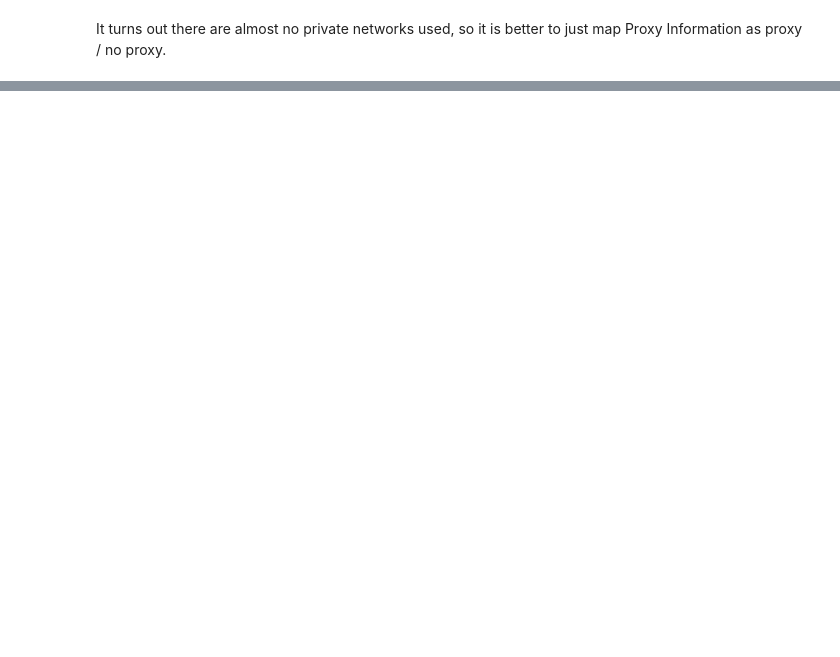
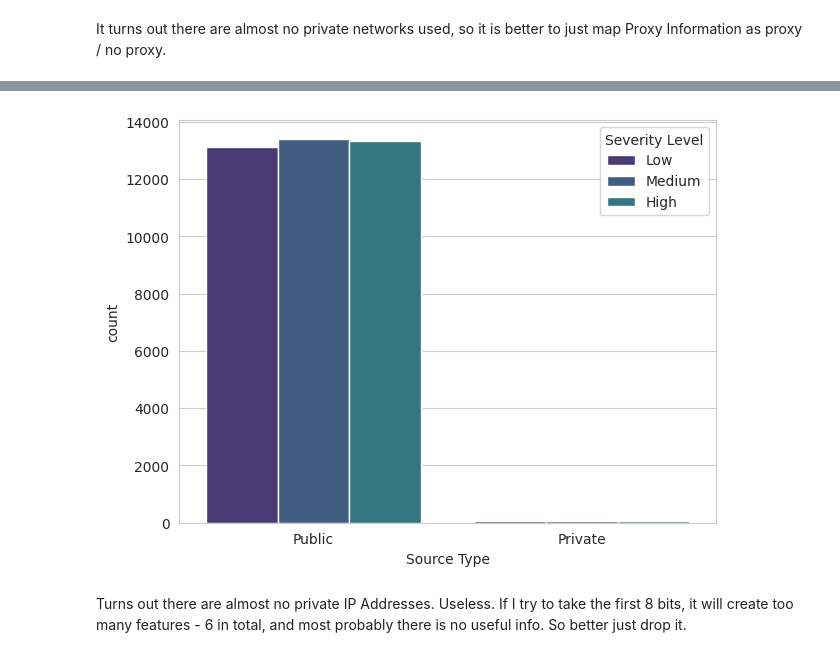
Before and after one commit to Alisizationed/sigmoid-exam, a Jupyter notebook: part_1_eda.ipynb, the cells around one changed output, grey strips where cells are left out. Drawn from its saved outputs; the diff is of its cells as text; code cells hidden in the pictures; blank space fills up the shorter version.

```diff
--- a/part_1_eda.ipynb
+++ b/part_1_eda.ipynb
@@ -350,0 +364,8 @@ df.drop(['Proxy Information', 'Proxy Engineering'], axis=1, inplace=True)
+# %%
+sns.countplot(df, x='Source Type', hue='Severity Level')
+plt.tight_layout()
+plt.show()
+# %% [output]
+[figure, added]
+# %% [markdown]
+Turns out there are almost no private IP Addresses. Useless. If I try to take the first 8 bits, it will create too many features - 6 in total, and most probably there is no useful info. So better just drop it.
```
Also changed, not shown: parts of 45 cells of this notebook.
